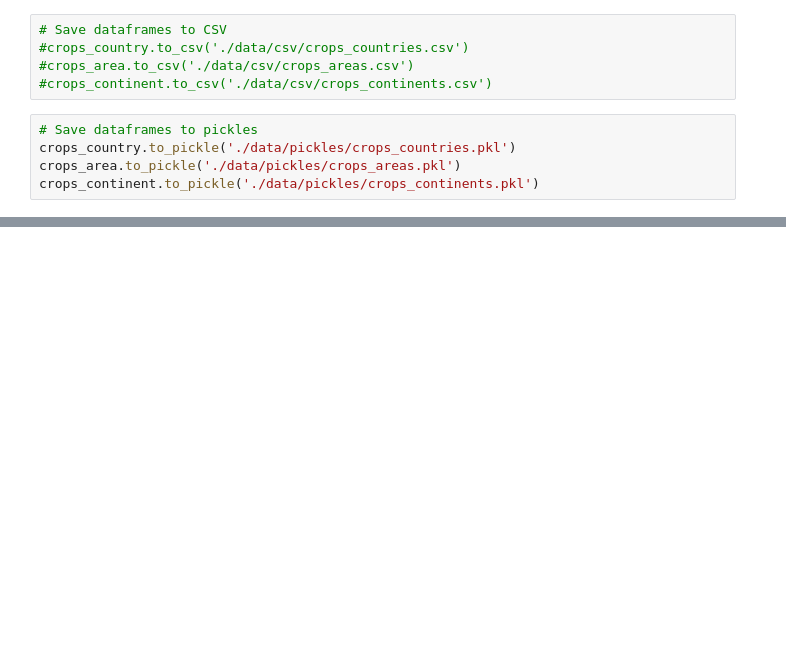
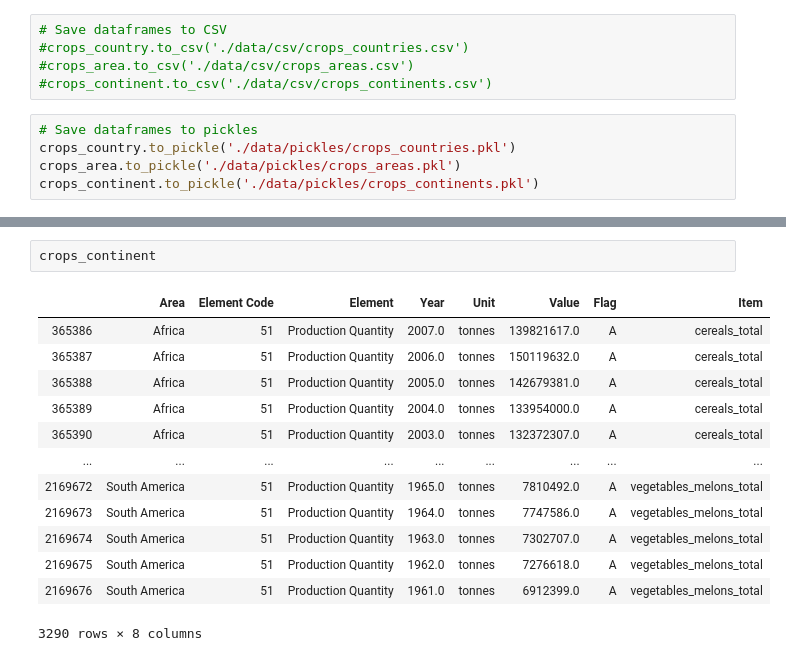
Before and after one commit to theodorhusefest/ADA-2019-project1-sovellettu-tiedon-analysoint, a Jupyter notebook: crops_data_cleaning.ipynb, the cells around one changed output, grey strips where cells are left out. Cells and saved outputs as stored; diff of their text form; blank space fills up the shorter version.

```diff
--- a/crops_data_cleaning.ipynb
+++ b/crops_data_cleaning.ipynb
@@ -272,0 +325,16 @@ crops_continent.to_pickle('./data/pickles/crops_continents.pkl')
+# %%
+crops_continent
+# %% [output]
+|  | Area | Element Code | Element | Year | Unit | Value | Flag | Item |
+| 365386 | Africa | 51 | Production Quantity | 2007.0 | tonnes | 139821617.0 | A | cereals_total |
+| 365387 | Africa | 51 | Production Quantity | 2006.0 | tonnes | 150119632.0 | A | cereals_total |
+| 365388 | Africa | 51 | Production Quantity | 2005.0 | tonnes | 142679381.0 | A | cereals_total |
+| 365389 | Africa | 51 | Production Quantity | 2004.0 | tonnes | 133954000.0 | A | cereals_total |
+| 365390 | Africa | 51 | Production Quantity | 2003.0 | tonnes | 132372307.0 | A | cereals_total |
+| ... | ... | ... | ... | ... | ... | ... | ... | ... |
+| 2169672 | South America | 51 | Production Quantity | 1965.0 | tonnes | 7810492.0 | A | vegetables_melons_total |
+| 2169673 | South America | 51 | Production Quantity | 1964.0 | tonnes | 7747586.0 | A | vegetables_melons_total |
+| 2169674 | South America | 51 | Production Quantity | 1963.0 | tonnes | 7302707.0 | A | vegetables_melons_total |
+| 2169675 | South America | 51 | Production Quantity | 1962.0 | tonnes | 7276618.0 | A | vegetables_melons_total |
+| 2169676 | South America | 51 | Production Quantity | 1961.0 | tonnes | 6912399.0 | A | vegetables_melons_total |
+3290 rows × 8 columns
```
Also changed, not shown: parts of 34 cells of this notebook, 6 other files.
